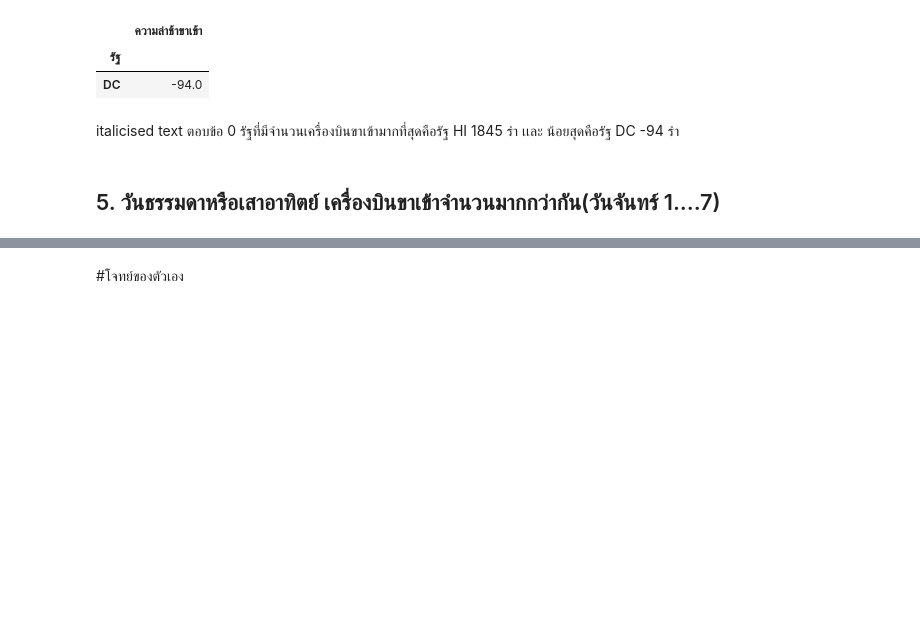
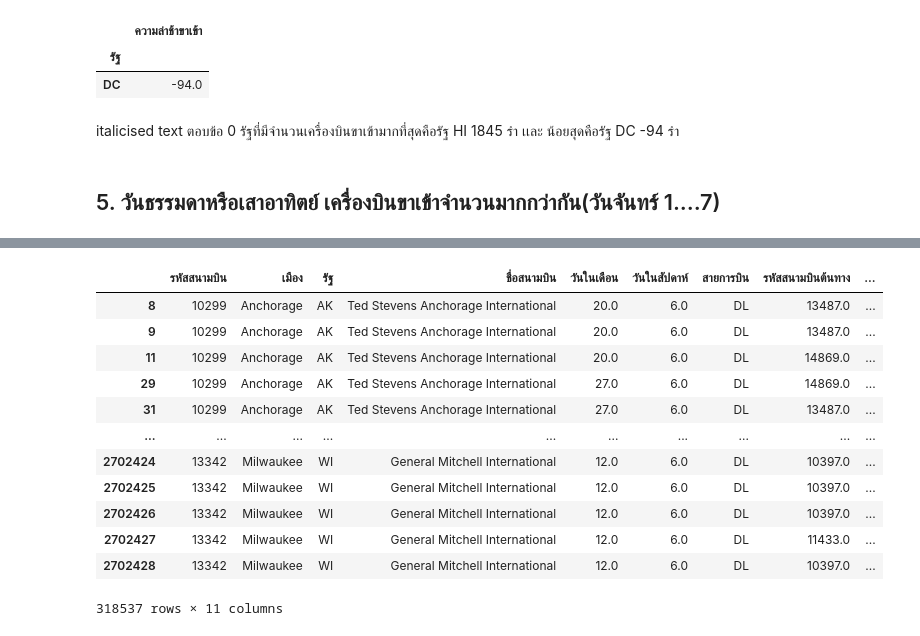
Before and after one commit to kittikhun62/DWDM21, a Jupyter notebook: MiniExam.ipynb, the cells around one changed output, grey strips where cells are left out. Cells and saved outputs as stored; diff of their text form; code cells hidden in the pictures; blank space fills up the shorter version.

```diff
--- a/MiniExam.ipynb
+++ b/MiniExam.ipynb
@@ -226,2 +272,17 @@ merged_table_dropna
-# %% [markdown]
-#โจทย์ของตัวเอง
+# %%
+data = merged_table_dropna[merged_table_dropna['วันในสัปดาห์'] == 6]
+data
+# %% [output]
+|  | รหัสสนามบิน | เมือง | รัฐ | ชื่อสนามบิน | วันในเดือน | วันในสัปดาห์ | สายการบิน | รหัสสนามบินต้นทาง | ... |
+| 8 | 10299 | Anchorage | AK | Ted Stevens Anchorage International | 20.0 | 6.0 | DL | 13487.0 | ... |
+| 9 | 10299 | Anchorage | AK | Ted Stevens Anchorage International | 20.0 | 6.0 | DL | 13487.0 | ... |
+| 11 | 10299 | Anchorage | AK | Ted Stevens Anchorage International | 20.0 | 6.0 | DL | 14869.0 | ... |
+| 29 | 10299 | Anchorage | AK | Ted Stevens Anchorage International | 27.0 | 6.0 | DL | 14869.0 | ... |
+| 31 | 10299 | Anchorage | AK | Ted Stevens Anchorage International | 27.0 | 6.0 | DL | 13487.0 | ... |
+| ... | ... | ... | ... | ... | ... | ... | ... | ... | ... |
+| 2702424 | 13342 | Milwaukee | WI | General Mitchell International | 12.0 | 6.0 | DL | 10397.0 | ... |
+| 2702425 | 13342 | Milwaukee | WI | General Mitchell International | 12.0 | 6.0 | DL | 10397.0 | ... |
+| 2702426 | 13342 | Milwaukee | WI | General Mitchell International | 12.0 | 6.0 | DL | 10397.0 | ... |
+| 2702427 | 13342 | Milwaukee | WI | General Mitchell International | 12.0 | 6.0 | DL | 11433.0 | ... |
+| 2702428 | 13342 | Milwaukee | WI | General Mitchell International | 12.0 | 6.0 | DL | 10397.0 | ... |
+318537 rows × 11 columns
```
Also changed, not shown: parts of 16 cells of this notebook.
